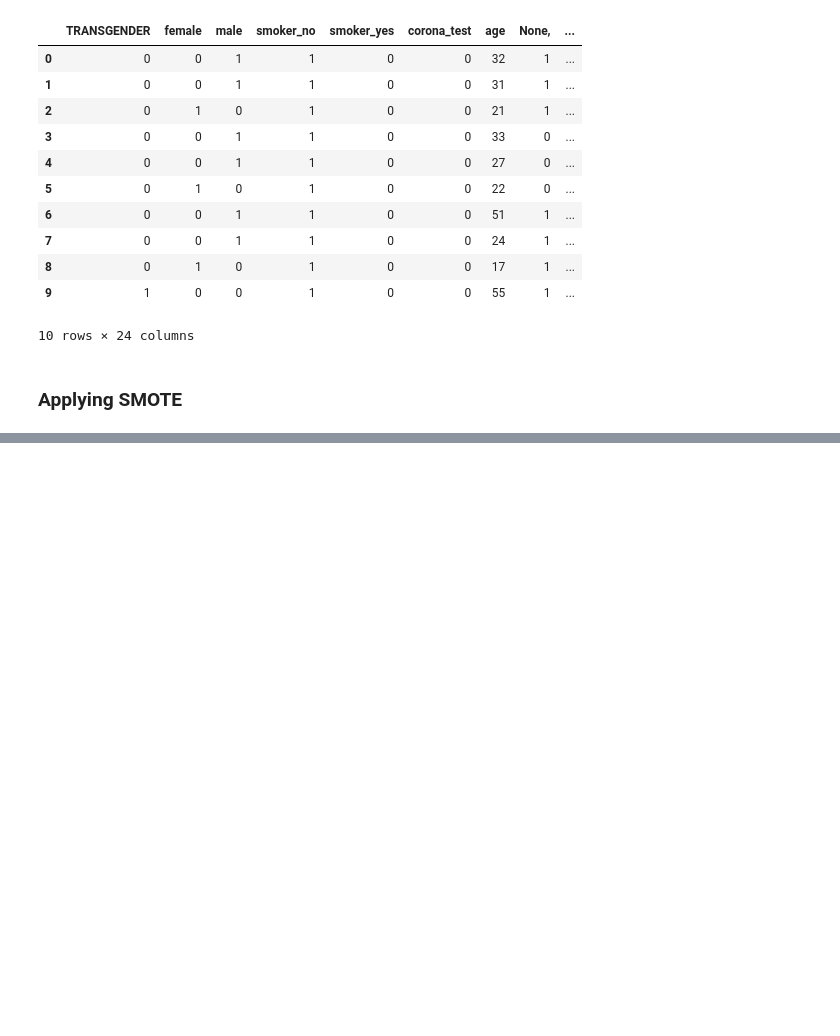
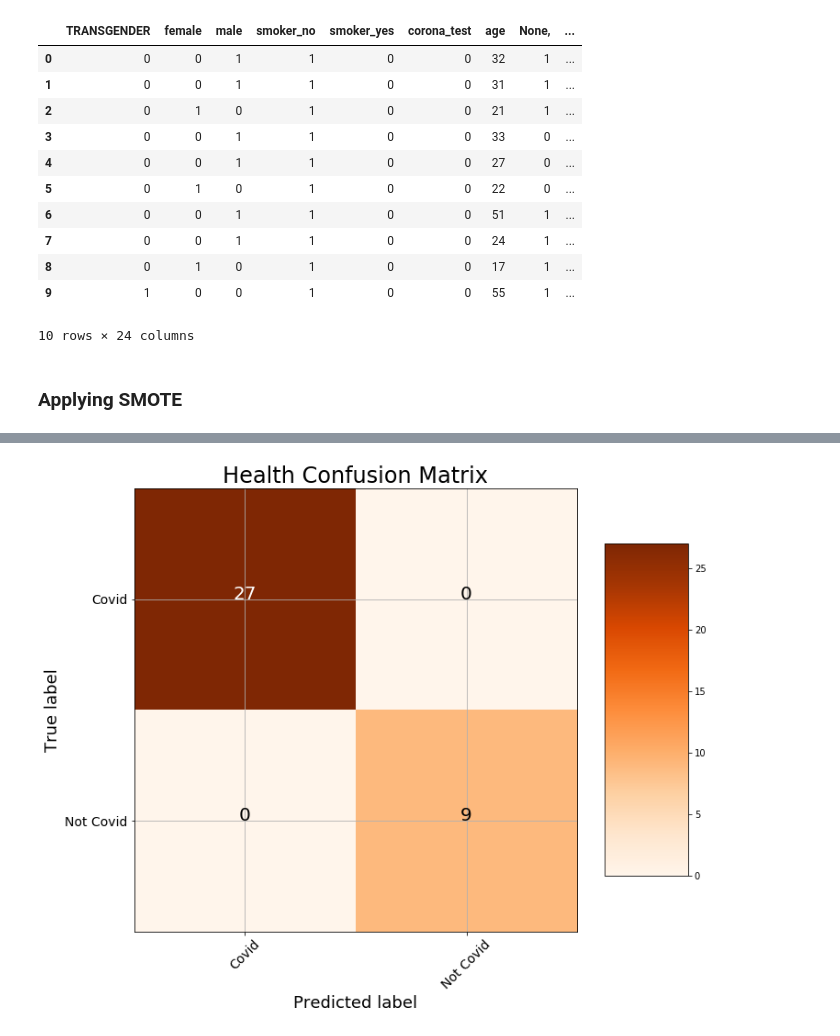
Before and after one commit to mnauf/covid, a Jupyter notebook: ML textual model 1.ipynb, the cells around one changed output, grey strips where cells are left out. Cells and saved outputs as stored; diff of their text form; code cells hidden in the pictures; blank space fills up the shorter version.

```diff
--- a/ML textual model 1.ipynb
+++ b/ML textual model 1.ipynb
@@ -527,0 +632,18 @@ Confusion matrix, without normalization
+# %%
+classifier = xgboost.XGBClassifier(base_score=0.5, booster='gbtree', colsample_bylevel=1,
+              colsample_bynode=1, colsample_bytree=0.4, gamma=0.1,
+              learning_rate=0.3, max_delta_step=0, max_depth=3,
+              min_child_weight=1, missing=None, n_estimators=100, n_jobs=1,
+              nthread=None, objective='binary:logistic', random_state=0,
+              reg_alpha=0, reg_lambda=1, scale_pos_weight=1, seed=None,
+              silent=None, subsample=1, verbosity=1)
+# %%
+classifier.fit(X_train_scaled, y_train_smote)
+
+y_pred = classifier.predict(X_test_scaled)
+
+y_test = np.array(y_test).astype("int")
+# y_test
+print("Testing accuracy is: ", accuracy_score(y_test, y_pred))
+print(print(classification_report(y_test, y_pred)))
+pd.crosstab(y_test, y_pred)
@@ -527,0 +666,58 @@ Confusion matrix, without normalization
+# %%
+# Probabilities for each class
+rf_probs = model.predict_proba(X_test_scaled)[:, 1]
+
+# Calculate roc auc
+roc_value = roc_auc_score(y_test, rf_probs)
+print()
+print("ROC curve value is: ", roc_value)
+
+# Plotting confusion matrix
+
+def plot_confusion_matrix(cm, classes,
+                          normalize=False,
+                          title='Confusion matrix',
+                          cmap=plt.cm.Oranges):
+    """
+    This function prints and plots the confusion matrix.
+    Normalization can be applied by setting `normalize=True`.
+    Source: http://scikit-learn.org/stable/auto_examples/model_selection/plot_confusion_matrix.html
+    """
+    if normalize:
+        cm = cm.astype('float') / cm.sum(axis=1)[:, np.newaxis]
+        print("Normalized confusion matrix")
+    else:
+        print('Confusion matrix, without normalization')
+
+    print(cm)
+
+    # Plot the confusion matrix
+    plt.figure(figsize = (10, 10))
+    plt.imshow(cm, interpolation='nearest', cmap=cmap)
+    plt.title(title, size = 24)
+    plt.colorbar(aspect=4)
+    tick_marks = np.arange(len(classes))
+    plt.xticks(tick_marks, classes, rotation=45, size = 14)
+    plt.yticks(tick_marks, classes, size = 14)
+
+    fmt = '.2f' if normalize else 'd'
+    thresh = cm.max() / 2.
+
+    # Labeling the plot
+    for i, j in itertools.product(range(cm.shape[0]), range(cm.shape[1])):
+        plt.text(j, i, format(cm[i, j], fmt), fontsize = 20,
+                 horizontalalignment="center",
+                 color="white" if cm[i, j] > thresh else "black")
+
+    plt.grid(None)
+    plt.tight_layout()
+    plt.ylabel('True label', size = 18)
+    plt.xlabel('Predicted label', size = 18)
+
+# Confusion matrix
+cm = confusion_matrix(y_test, y_pred)
+plot_confusion_matrix(cm, classes = ['Covid', 'Not Covid'],
+                      title = 'Health Confusion Matrix')
+
+plt.savefig('fasasdd.png')
+# %% [output]
@@ -527,0 +728 @@ Confusion matrix, without normalization
+[figure, added]
```
Also changed, not shown: parts of 25 cells of this notebook.
